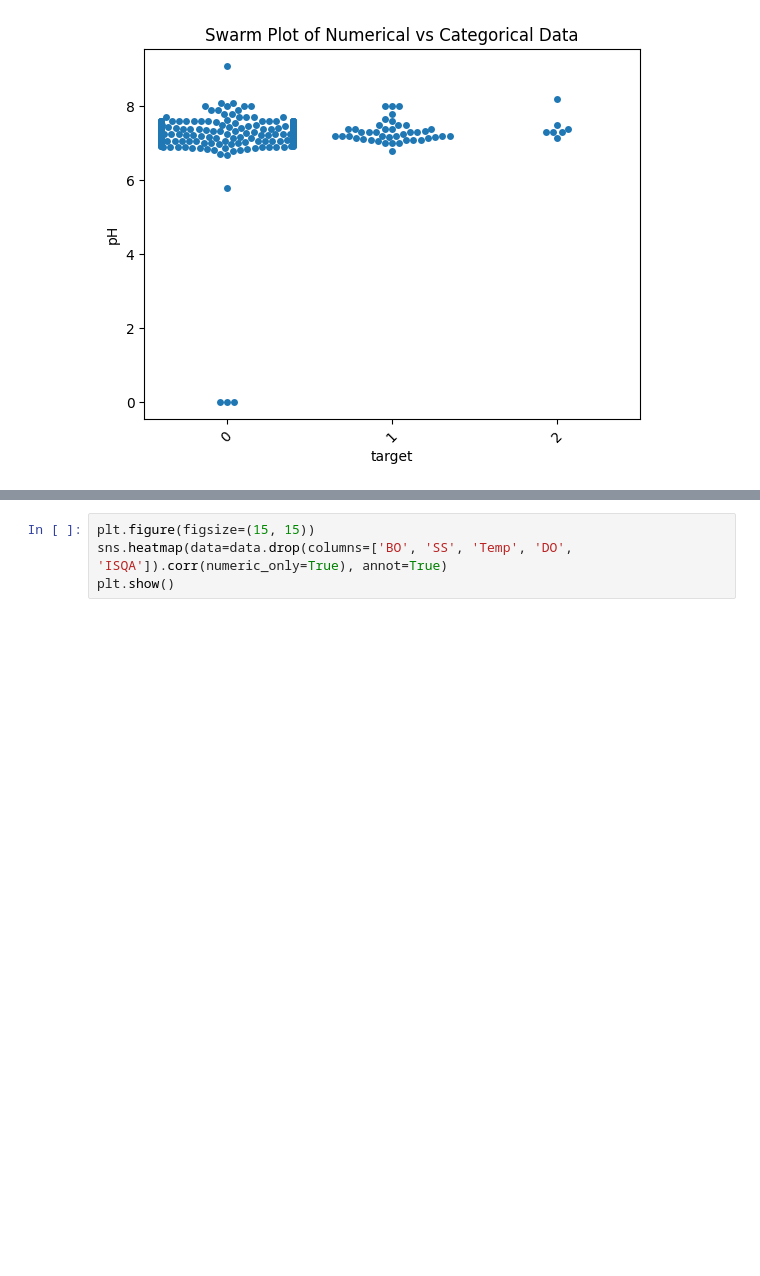
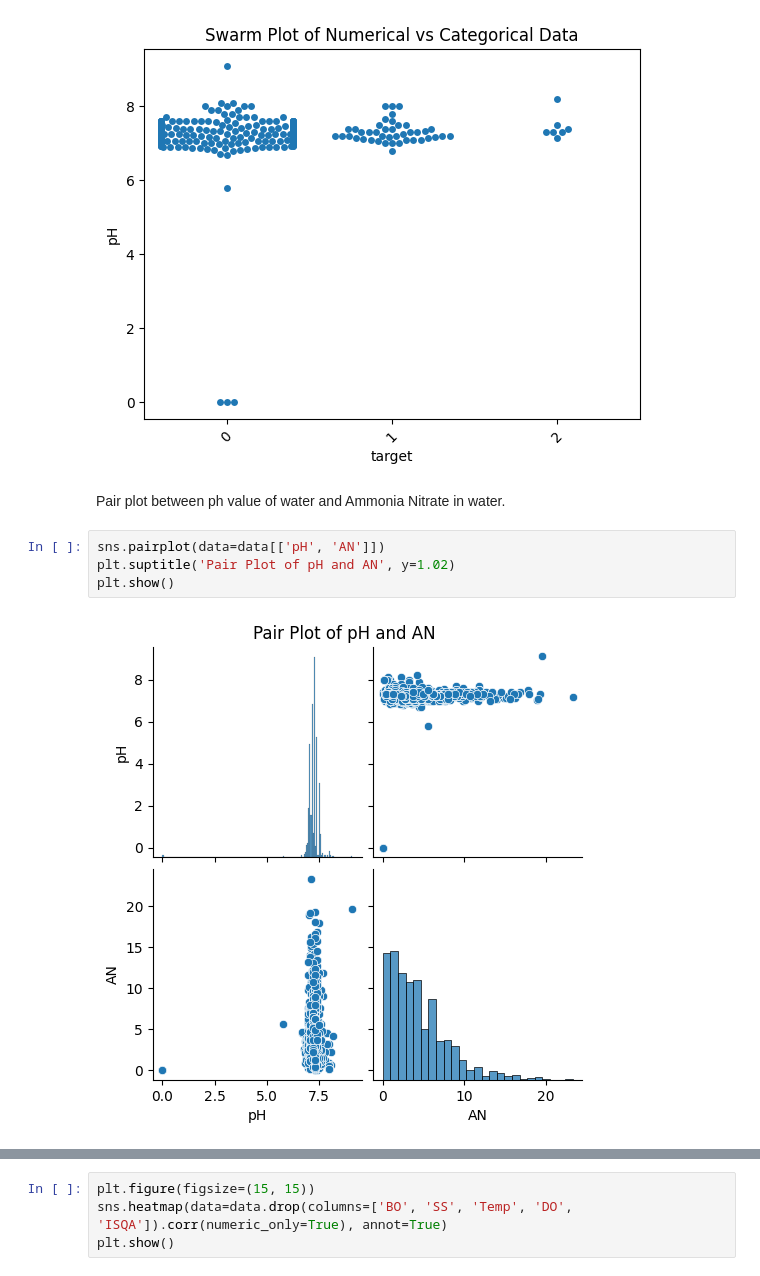
Before and after one commit to puskr99/ml-project-water-potability, a Jupyter notebook: code/water.ipynb, the cells around one changed output, grey strips where cells are left out. Cells and saved outputs as stored; diff of their text form; blank space fills up the shorter version.

```diff
--- a/code/water.ipynb
+++ b/code/water.ipynb
@@ -306,3 +308,11 @@ plt.title('Swarm Plot of Numerical vs Categorical Data')
 plt.show()
 # %% [output]
 [figure]
+# %% [markdown]
+Pair plot between ph value of water and Ammonia Nitrate in water.
+# %%
+sns.pairplot(data=data[['pH', 'AN']])
+plt.suptitle('Pair Plot of pH and AN', y=1.02)
+plt.show()
+# %% [output]
+[figure, added]
```
Also changed, not shown: parts of 7 cells of this notebook.
